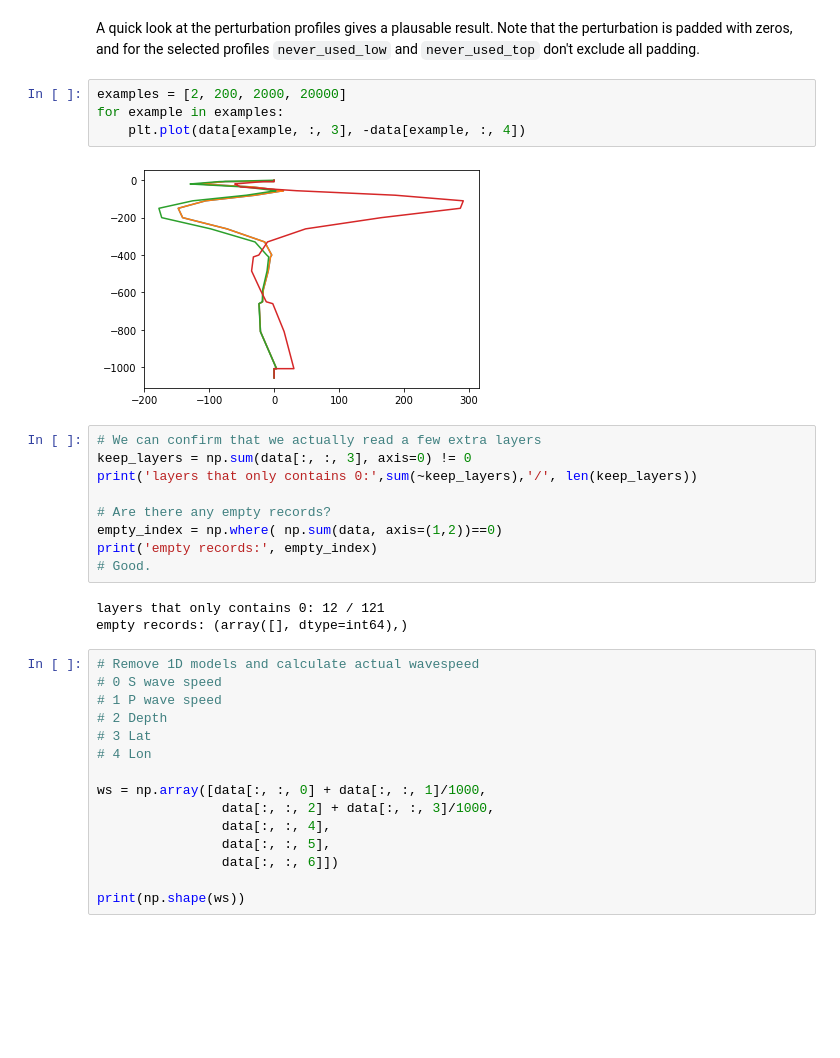
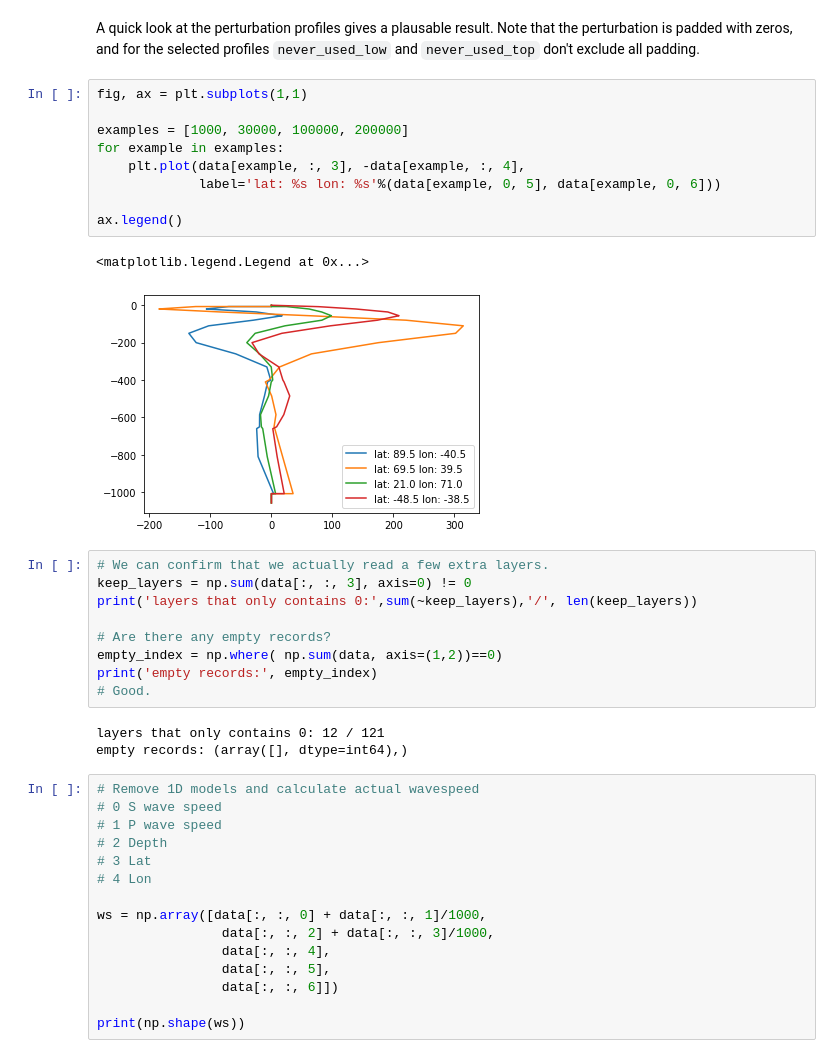
Before and after one commit to TobbeTripitaka/geo_to_numpy, a Jupyter notebook: mod_to_numpy.ipynb, the cells around one changed output. Cells and saved outputs as stored; diff of their text form; blank space fills up the shorter version.

```diff
--- a/mod_to_numpy.ipynb
+++ b/mod_to_numpy.ipynb
@@ -85,14 +85,20 @@ shape of import array:
 (260281, 121, 7)
 # %% [markdown]
 A quick look at the perturbation profiles gives a plausable result. Note that the perturbation is padded with zeros, and for the selected profiles `never_used_low` and `never_used_top` don't exclude all padding.
-# %%
-examples = [2, 200, 2000, 20000]
-for example in examples:
-    plt.plot(data[example, :, 3], -data[example, :, 4])
-# %% [output]
-[figure, removed]
+# %%
+fig, ax = plt.subplots(1,1)
+
+examples = [1000, 30000, 100000, 200000]
+for example in examples:
+    plt.plot(data[example, :, 3], -data[example, :, 4],
+             label='lat: %s lon: %s'%(data[example, 0, 5], data[example, 0, 6]))
+
+ax.legend()
+# %% [output]
+<matplotlib.legend.Legend at 0x...>
+[figure, added]
 # %%
-# We can confirm that we actually read a few extra layers
+# We can confirm that we actually read a few extra layers.
 keep_layers = np.sum(data[:, :, 3], axis=0) != 0
 print('layers that only contains 0:',sum(~keep_layers),'/', len(keep_layers))
 
```
Also changed, not shown: parts of 7 cells of this notebook, 1 other file.
